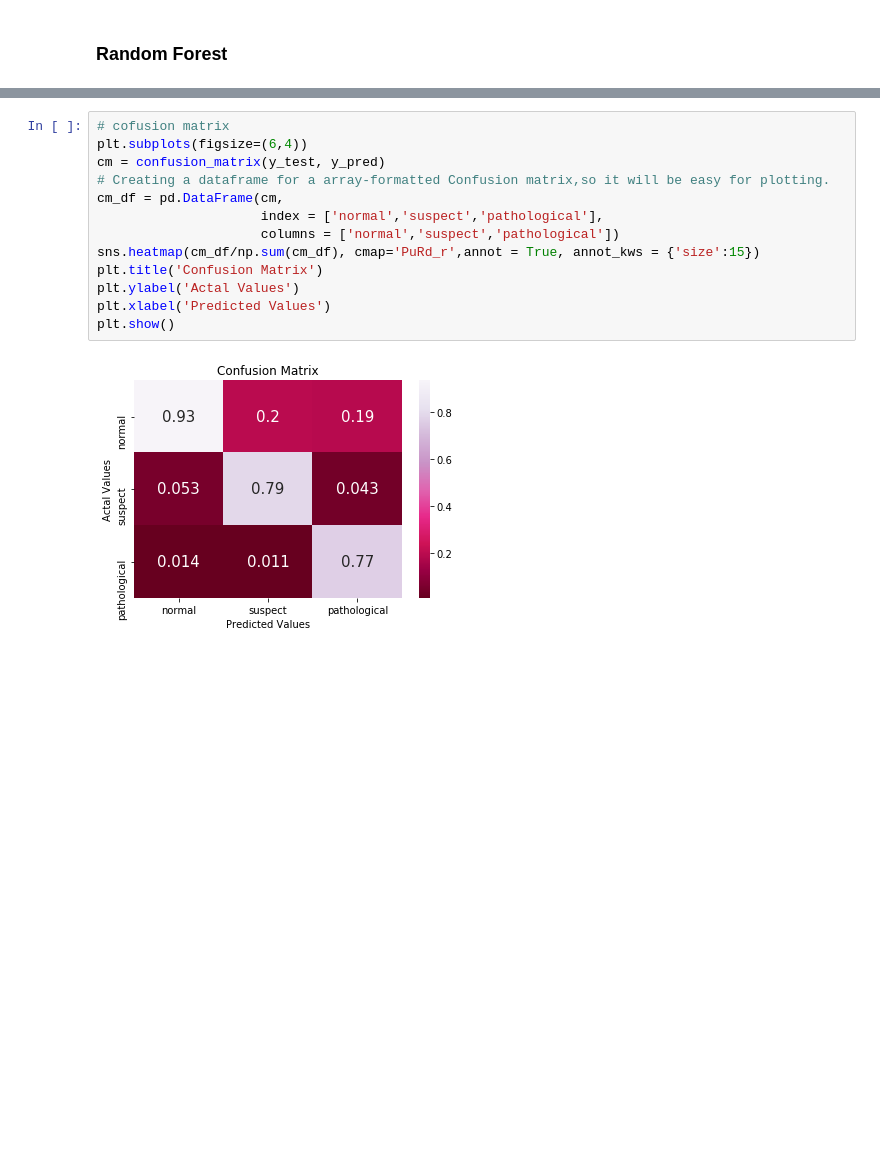
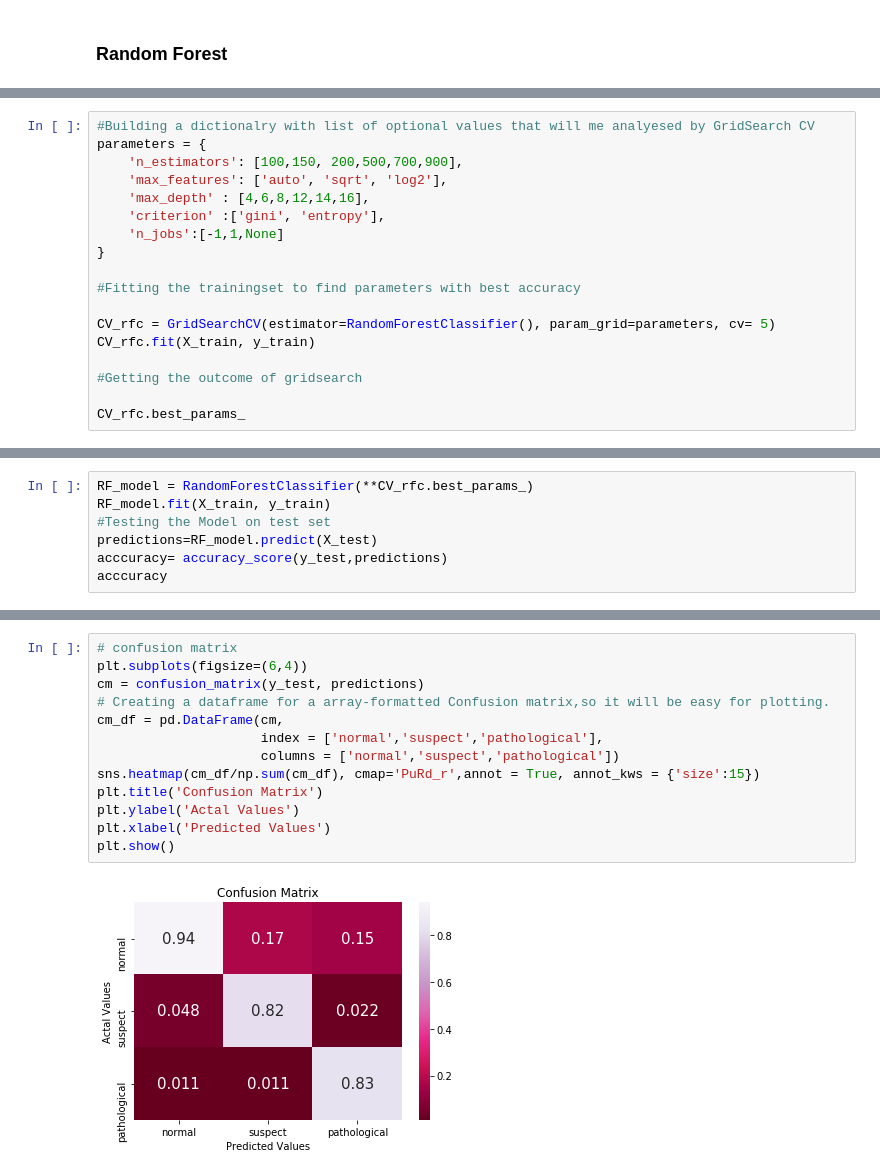
Before and after one commit to kimberashman/fetal-health, a Jupyter notebook: notebooks/2.0-classification.ipynb, the cells around one changed output, grey strips where cells are left out. Saved outputs shown, nothing was run; the diff lists cells and outputs as text; blank space fills up the shorter version.

```diff
--- a/notebooks/2.0-classification.ipynb
+++ b/notebooks/2.0-classification.ipynb
@@ -223,0 +199,18 @@ mean_absolute_error(y_test, y_pred)
+# %%
+#Building a dictionalry with list of optional values that will me analyesed by GridSearch CV
+parameters = {
+    'n_estimators': [100,150, 200,500,700,900],
+    'max_features': ['auto', 'sqrt', 'log2'],
+    'max_depth' : [4,6,8,12,14,16],
+    'criterion' :['gini', 'entropy'],
+    'n_jobs':[-1,1,None]
+}
+
+#Fitting the trainingset to find parameters with best accuracy
+
+CV_rfc = GridSearchCV(estimator=RandomForestClassifier(), param_grid=parameters, cv= 5)
+CV_rfc.fit(X_train, y_train)
+
+#Getting the outcome of gridsearch
+
+CV_rfc.best_params_
@@ -223,0 +223,7 @@ mean_absolute_error(y_test, y_pred)
+# %%
+RF_model = RandomForestClassifier(**CV_rfc.best_params_)
+RF_model.fit(X_train, y_train)
+#Testing the Model on test set
+predictions=RF_model.predict(X_test)
+acccuracy= accuracy_score(y_test,predictions)
+acccuracy
@@ -224,15 +249,15 @@ mean_absolute_error(y_test, y_pred)
 # %%
-# cofusion matrix
+# confusion matrix
 plt.subplots(figsize=(6,4))
-cm = confusion_matrix(y_test, y_pred)
+cm = confusion_matrix(y_test, predictions)
 # Creating a dataframe for a array-formatted Confusion matrix,so it will be easy for plotting.
 cm_df = pd.DataFrame(cm,
                      index = ['normal','suspect','pathological'],
                      columns = ['normal','suspect','pathological'])
 sns.heatmap(cm_df/np.sum(cm_df), cmap='PuRd_r',annot = True, annot_kws = {'size':15})
 plt.title('Confusion Matrix')
 plt.ylabel('Actal Values')
 plt.xlabel('Predicted Values')
 plt.show()
 # %% [output]
-[figure, old version]
+[figure, new version]
```
Also changed, not shown: parts of 21 cells of this notebook, 6 other files.
